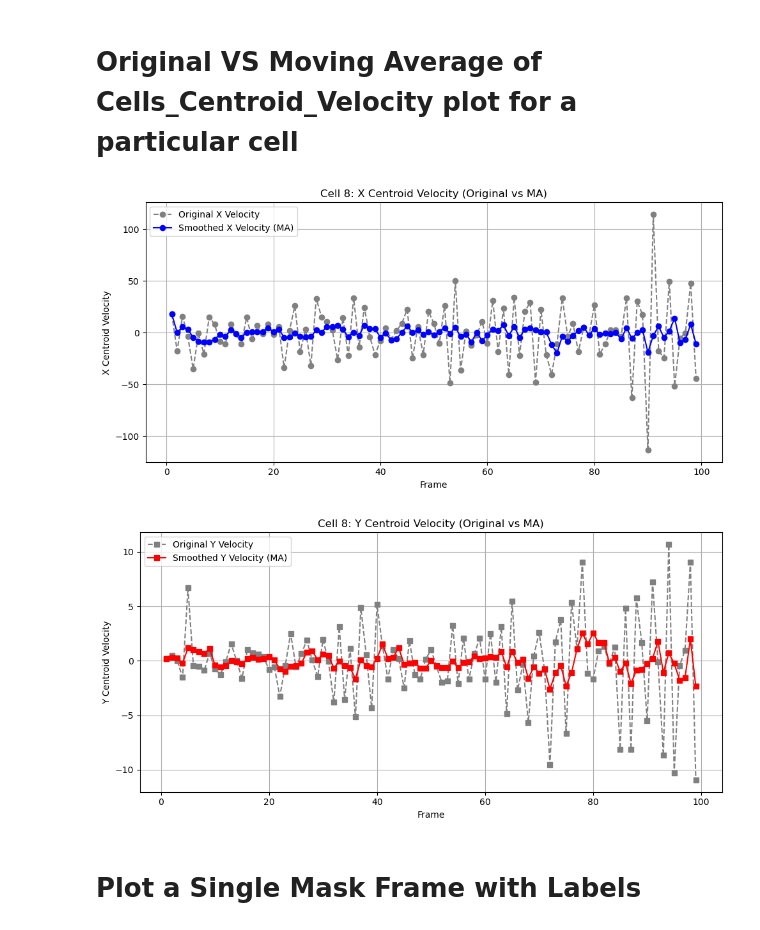
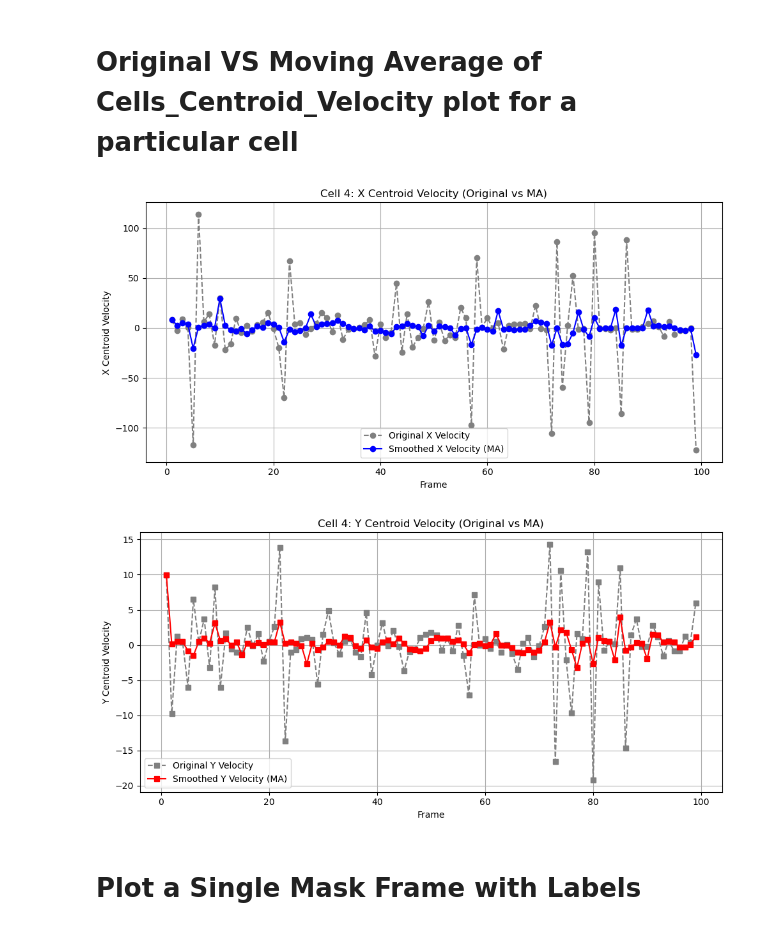
Before and after one commit to mina-mahbub/EmbedTrack_Mina, a Jupyter notebook: Track_New_Result_Shape/Track_Video_Shape_Mean_Track_New.ipynb, the cells around one changed output. Saved outputs shown, nothing was run; the diff lists cells and outputs as text; code cells hidden in the pictures.

```diff
--- a/Track_New_Result_Shape/Track_Video_Shape_Mean_Track_New.ipynb
+++ b/Track_New_Result_Shape/Track_Video_Shape_Mean_Track_New.ipynb
@@ -502,36 +502,36 @@ def plot_cell_velocity_comparison(input_directory,output_directory, cell_id, win
     plt.grid(True)
     plt.legend()
     plt.tight_layout()
     plt.savefig(os.path.join(output_directory, f"Line_Plot_Frame VS X_Centroid_Velocity_MA{window_size}_{cell_id}.png"))
     plt.show()
 
     # Plot Y Centroid Velocity
     plt.figure(figsize=(10, 5))
     plt.plot(cell_orig["Frame"], cell_orig["Y_Centroid_Velocity"], marker='s', linestyle='--', color='gray', label='Original Y Velocity')
     plt.plot(cell_ma["Frame"], cell_ma["Y_Centroid_Velocity_MA"], marker='s', linestyle='-', color='red', label='Smoothed Y Velocity (MA)')
     plt.xlabel("Frame")
     plt.ylabel("Y Centroid Velocity")
     plt.title(f"Cell {cell_id}: Y Centroid Velocity (Original vs MA)")
     plt.grid(True)
     plt.legend()
     plt.tight_layout()
     plt.savefig(os.path.join(output_directory, f"Line_Plot_Frame VS Y_Centroid_Velocity_MA{window_size}_{cell_id}.png"))
     plt.show()
 
 
 # Example Usage
 # plot_cell_velocity("/home/MinaHossain/EmbedTrack/Moving_Average-Shape/", cell_id=2, window_size=5)
-cell_id=8
+cell_id=4
 window_size=5
 input_directory="/home/MinaHossain/EmbedTrack/Track_New_Result_Shape/Mean"
 output_directory="/home/MinaHossain/EmbedTrack/Track_New_Result_Shape/Mean"
 plot_cell_velocity_comparison(input_directory,output_directory, cell_id, window_size)
 
 # mask_directory = "/home/MinaHossain/EmbedTrack/Shape_measure/Track_New"
 # output_directory = "/home/MinaHossain/EmbedTrack/Cell_Frame-Video/Track_New_Output"
 # %% [output]
-[figure, old version]
+[figure, new version]
-[figure, old version]
+[figure, new version]
 # %% [markdown]
 # Plot a Single Mask Frame with Labels
 # %%
```
Also changed, not shown: parts of 2 cells of this notebook, 8 other files.
